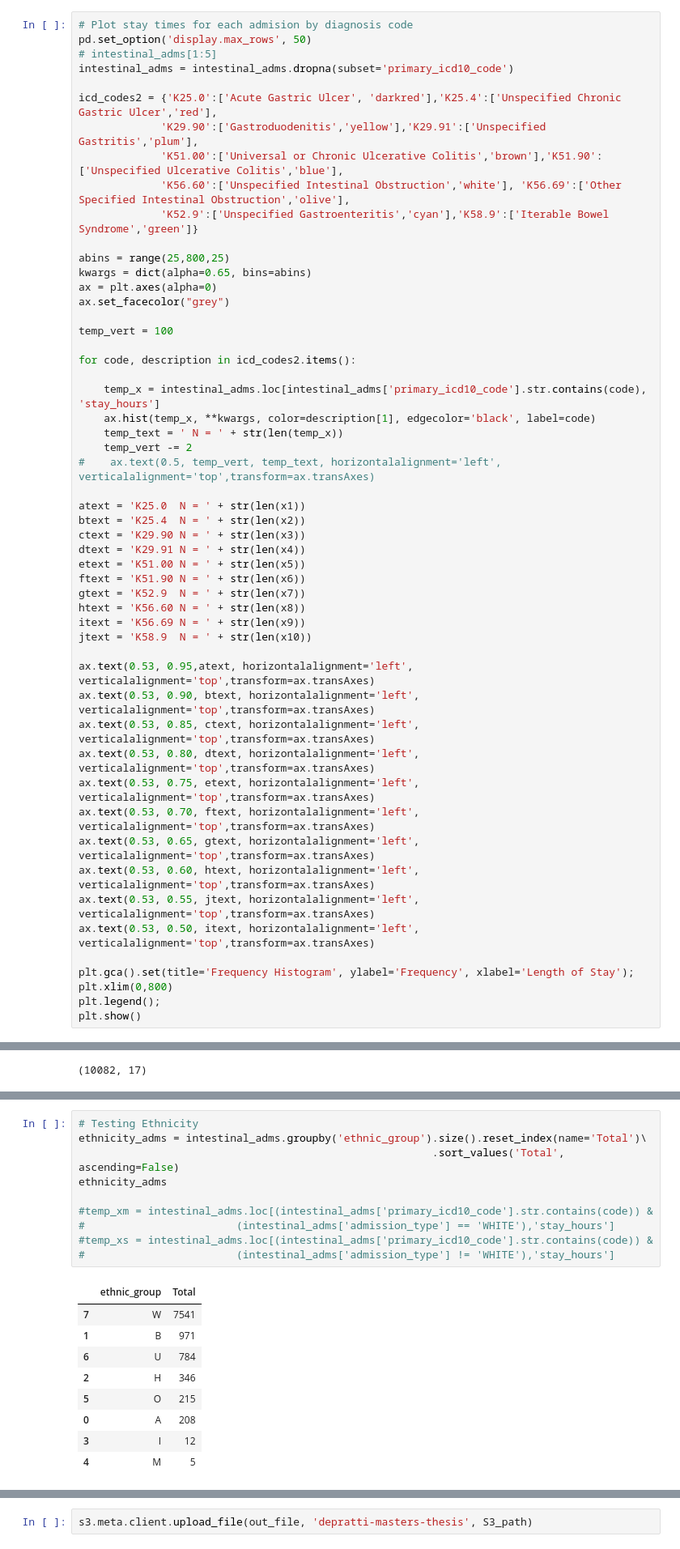
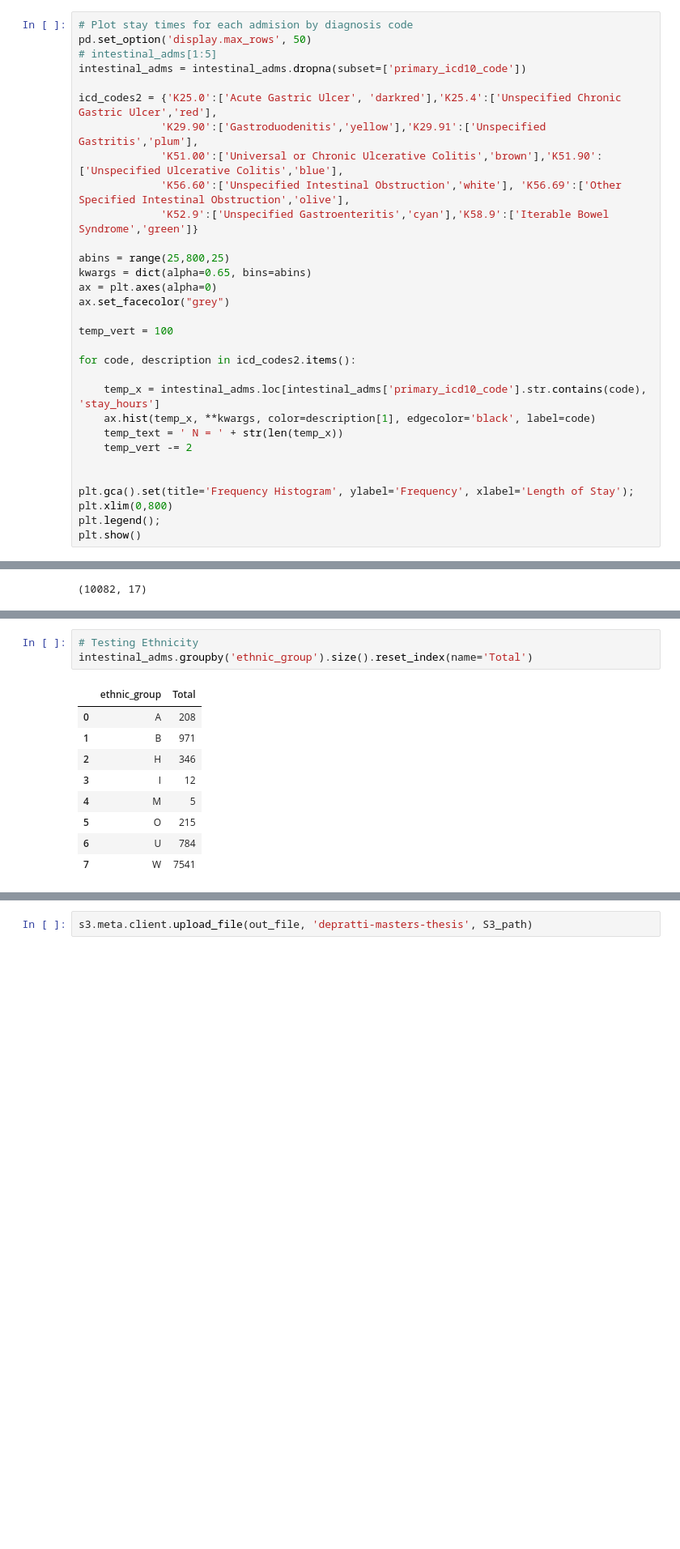
Before and after one commit to rdpratti/Medical-MIMIC-Research, a Jupyter notebook: Notebooks/MIMIC-Notes-EDA.ipynb, the cells around one changed output, grey strips where cells are left out. Shown at 81% size. Saved outputs shown, nothing was run; the diff lists cells and outputs as text; blank space fills up the shorter version.

```diff
--- a/Notebooks/MIMIC-Notes-EDA.ipynb
+++ b/Notebooks/MIMIC-Notes-EDA.ipynb
@@ -361,7 +304,7 @@ plt.legend();
 # Plot stay times for each admision by diagnosis code
 pd.set_option('display.max_rows', 50)
 # intestinal_adms[1:5]
-intestinal_adms = intestinal_adms.dropna(subset='primary_icd10_code')
+intestinal_adms = intestinal_adms.dropna(subset=['primary_icd10_code'])
 
 icd_codes2 = {'K25.0':['Acute Gastric Ulcer', 'darkred'],'K25.4':['Unspecified Chronic Gastric Ulcer','red'],
              'K29.90':['Gastroduodenitis','yellow'],'K29.91':['Unspecified Gastritis','plum'],
@@ -382,29 +325,7 @@ for code, description in icd_codes2.items():
     ax.hist(temp_x, **kwargs, color=description[1], edgecolor='black', label=code)
     temp_text = ' N = ' + str(len(temp_x))
     temp_vert -= 2
-#    ax.text(0.5, temp_vert, temp_text, horizontalalignment='left', verticalalignment='top',transform=ax.transAxes)
 
-atext = 'K25.0  N = ' + str(len(x1))
-btext = 'K25.4  N = ' + str(len(x2))
-ctext = 'K29.90 N = ' + str(len(x3))
-dtext = 'K29.91 N = ' + str(len(x4))
-etext = 'K51.00 N = ' + str(len(x5))
-ftext = 'K51.90 N = ' + str(len(x6))
-gtext = 'K52.9  N = ' + str(len(x7))
-htext = 'K56.60 N = ' + str(len(x8))
-itext = 'K56.69 N = ' + str(len(x9))
-jtext = 'K58.9  N = ' + str(len(x10))
-
-ax.text(0.53, 0.95,atext, horizontalalignment='left', verticalalignment='top',transform=ax.transAxes)
-ax.text(0.53, 0.90, btext, horizontalalignment='left', verticalalignment='top',transform=ax.transAxes)
-ax.text(0.53, 0.85, ctext, horizontalalignment='left', verticalalignment='top',transform=ax.transAxes)
-ax.text(0.53, 0.80, dtext, horizontalalignment='left', verticalalignment='top',transform=ax.transAxes)
-ax.text(0.53, 0.75, etext, horizontalalignment='left', verticalalignment='top',transform=ax.transAxes)
-ax.text(0.53, 0.70, ftext, horizontalalignment='left', verticalalignment='top',transform=ax.transAxes)
-ax.text(0.53, 0.65, gtext, horizontalalignment='left', verticalalignment='top',transform=ax.transAxes)
-ax.text(0.53, 0.60, htext, horizontalalignment='left', verticalalignment='top',transform=ax.transAxes)
-ax.text(0.53, 0.55, jtext, horizontalalignment='left', verticalalignment='top',transform=ax.transAxes)
-ax.text(0.53, 0.50, itext, horizontalalignment='left', verticalalignment='top',transform=ax.transAxes)
 
 plt.gca().set(title='Frequency Histogram', ylabel='Frequency', xlabel='Length of Stay');
 plt.xlim(0,800)
@@ -753,22 +609,15 @@ B             BLACK/AFRICAN                                           7
 Name: hadm_id, dtype: int64
 # %%
 # Testing Ethnicity
-ethnicity_adms = intestinal_adms.groupby('ethnic_group').size().reset_index(name='Total')\
-                                                        .sort_values('Total', ascending=False)
-ethnicity_adms
-
-#temp_xm = intestinal_adms.loc[(intestinal_adms['primary_icd10_code'].str.contains(code)) &
-#                        (intestinal_adms['admission_type'] == 'WHITE'),'stay_hours']
-#temp_xs = intestinal_adms.loc[(intestinal_adms['primary_icd10_code'].str.contains(code)) &
-#                        (intestinal_adms['admission_type'] != 'WHITE'),'stay_hours']
+intestinal_adms.groupby('ethnic_group').size().reset_index(name='Total')
 # %% [output]
 |  | ethnic_group | Total |
-| 7 | W | 7541 |
+| 0 | A | 208 |
 | 1 | B | 971 |
-| 6 | U | 784 |
 | 2 | H | 346 |
-| 5 | O | 215 |
-| 0 | A | 208 |
 | 3 | I | 12 |
 | 4 | M | 5 |
+| 5 | O | 215 |
+| 6 | U | 784 |
+| 7 | W | 7541 |
 # %%
```
Also changed, not shown: parts of 35 cells of this notebook, 3 other files.
